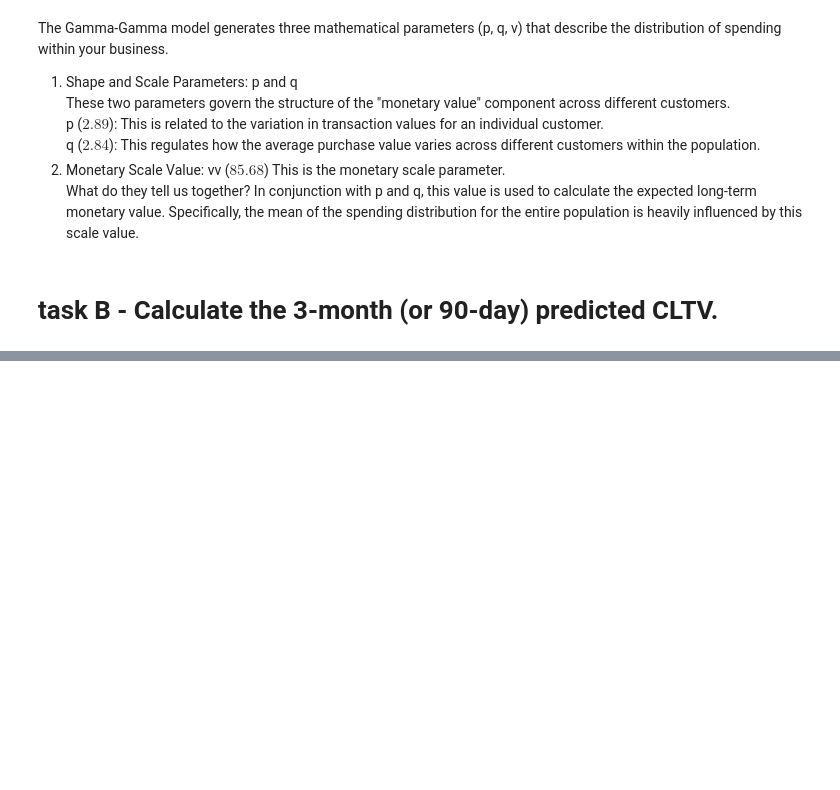
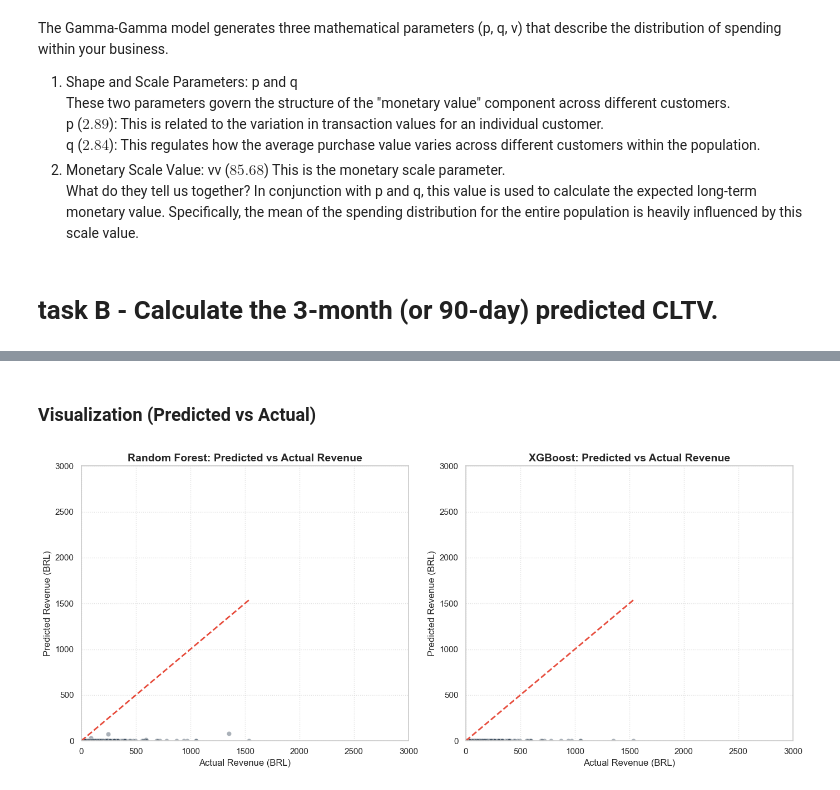
Before and after one commit to ialwayslikedgrime/data_science_exercises, a Jupyter notebook: lab_3.ipynb, the cells around one changed output, grey strips where cells are left out. Cells and saved outputs as stored; diff of their text form; code cells hidden in the pictures; blank space fills up the shorter version.

```diff
--- a/lab_3.ipynb
+++ b/lab_3.ipynb
@@ -681,0 +951,25 @@ What do they tell us together? In conjunction with p and q, this value is used t
+# %%
+from sklearn.model_selection import GridSearchCV
+from sklearn.ensemble import RandomForestRegressor
+from xgboost import XGBRegressor
+
+rf = RandomForestRegressor(random_state=42)
+rf_params = {
+    'n_estimators': [50, 100],
+    'max_depth': [5, 10, None]
+}
+rf_grid = GridSearchCV(rf, rf_params, cv=3, scoring='neg_mean_squared_error', n_jobs=-1)
+rf_grid.fit(X, y)
+
+print(f"Best RF Params: {rf_grid.best_params_}")
+
+xgb = XGBRegressor(random_state=42, objective='reg:squarederror')
+xgb_params = {
+    'n_estimators': [50, 100],
+    'max_depth': [3, 5, 7],
+    'learning_rate': [0.01, 0.1]
+}
+xgb_grid = GridSearchCV(xgb, xgb_params, cv=3, scoring='neg_mean_squared_error', n_jobs=-1)
+xgb_grid.fit(X, y)
+
+print(f"Best XGB Params: {xgb_grid.best_params_}")
@@ -681,0 +1031,21 @@ What do they tell us together? In conjunction with p and q, this value is used t
+# %% [markdown]
+### Visualization (Predicted vs Actual)
+# %%
+import matplotlib.pyplot as plt
+
+fig, axes = plt.subplots(1, 2, figsize=(14, 6))
+
+for ax, preds, name in zip(axes, [rf_preds, xgb_preds], ['Random Forest', 'XGBoost']):
+    ax.scatter(actuals, preds, alpha=0.4, color='#2c3e50', edgecolor='white', linewidth=0.5)
+    ax.plot([0, actuals.max()], [0, actuals.max()], color='#e74c3c', linestyle='--', linewidth=2)
+    ax.set_title(f'{name}: Predicted vs Actual Revenue', fontsize=14, fontweight='bold')
+    ax.set_xlabel('Actual Revenue (BRL)', fontsize=12)
+    ax.set_ylabel('Predicted Revenue (BRL)', fontsize=12)
+    ax.set_xlim(0, 3000)
+    ax.set_ylim(0, 3000)
+    ax.grid(True, linestyle=':', alpha=0.6)
+
+plt.tight_layout()
+plt.show()
+# %% [output]
+[figure, added]
```
Also changed, not shown: parts of 30 cells of this notebook.
